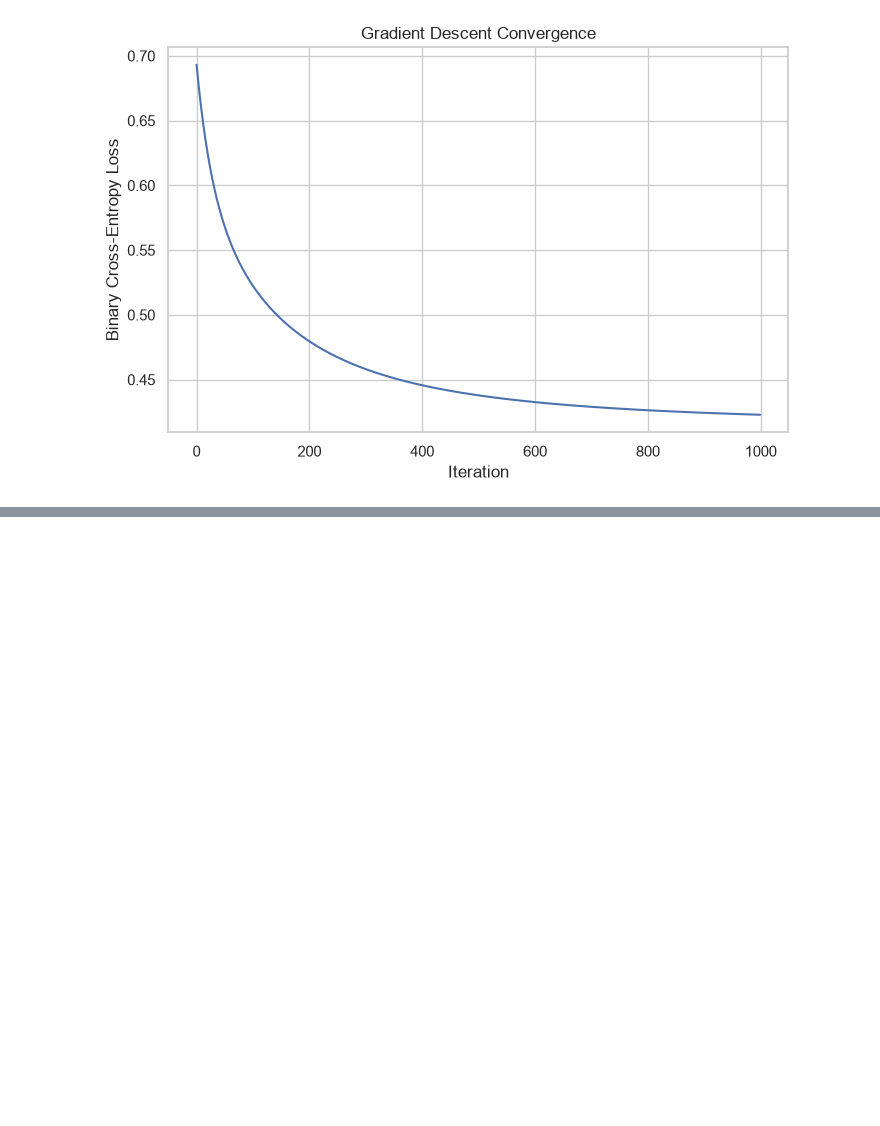
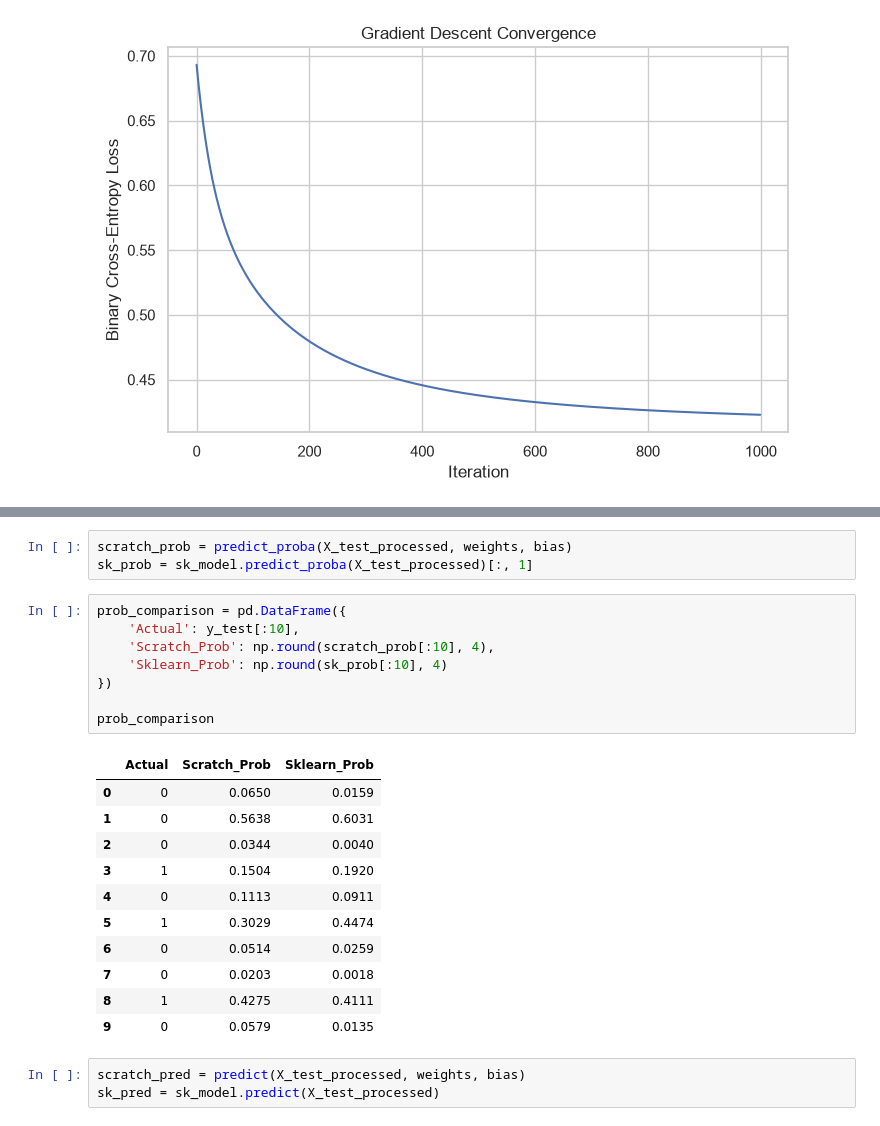
Before and after one commit to ZahinAwosaf/telco-churn-classification, a Jupyter notebook: telco_customer_churn.ipynb, the cells around one changed output, grey strips where cells are left out. Cells and saved outputs as stored; diff of their text form; blank space fills up the shorter version.

```diff
--- a/telco_customer_churn.ipynb
+++ b/telco_customer_churn.ipynb
@@ -285,0 +340,26 @@ plt.show()
+# %%
+scratch_prob = predict_proba(X_test_processed, weights, bias)
+sk_prob = sk_model.predict_proba(X_test_processed)[:, 1]
+# %%
+prob_comparison = pd.DataFrame({
+    'Actual': y_test[:10],
+    'Scratch_Prob': np.round(scratch_prob[:10], 4),
+    'Sklearn_Prob': np.round(sk_prob[:10], 4)
+})
+
+prob_comparison
+# %% [output]
+|  | Actual | Scratch_Prob | Sklearn_Prob |
+| 0 | 0 | 0.0650 | 0.0159 |
+| 1 | 0 | 0.5638 | 0.6031 |
+| 2 | 0 | 0.0344 | 0.0040 |
+| 3 | 1 | 0.1504 | 0.1920 |
+| 4 | 0 | 0.1113 | 0.0911 |
+| 5 | 1 | 0.3029 | 0.4474 |
+| 6 | 0 | 0.0514 | 0.0259 |
+| 7 | 0 | 0.0203 | 0.0018 |
+| 8 | 1 | 0.4275 | 0.4111 |
+| 9 | 0 | 0.0579 | 0.0135 |
+# %%
+scratch_pred = predict(X_test_processed, weights, bias)
+sk_pred = sk_model.predict(X_test_processed)
```
Also changed, not shown: parts of 26 cells of this notebook.
